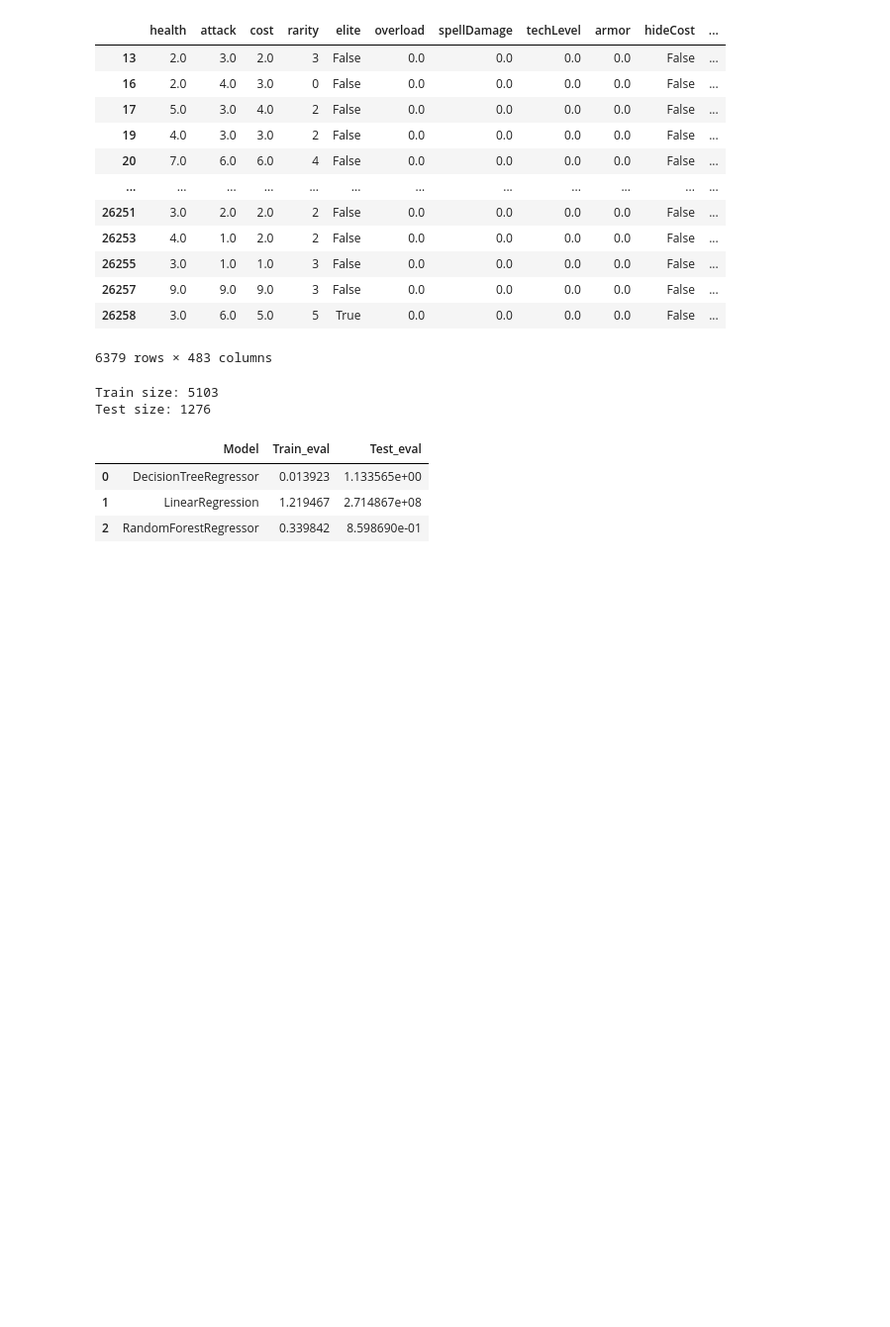
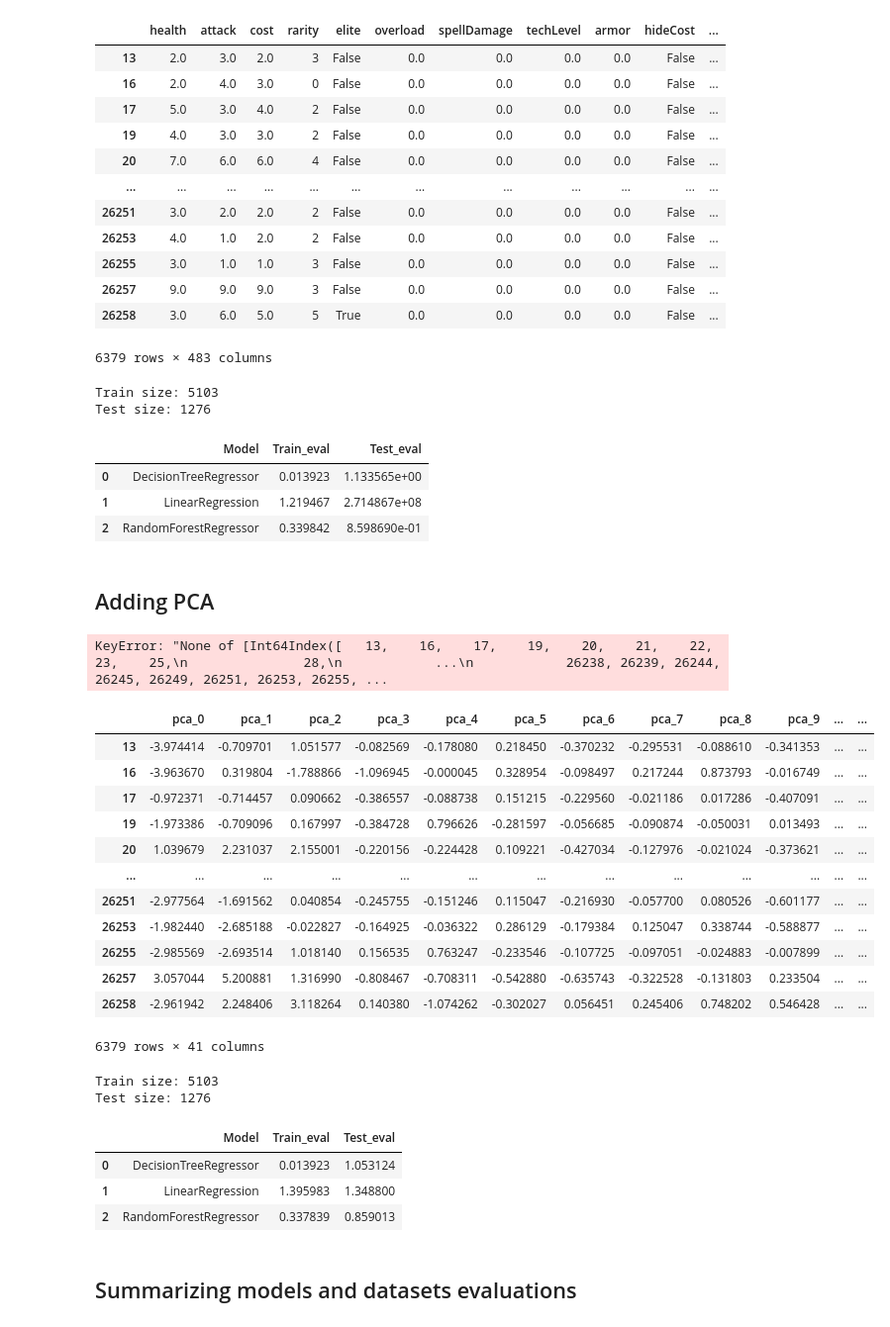
Before and after one commit to AmevinLS/CardsPredictions, a Jupyter notebook: exploration.ipynb, the cells around one changed output. Shown at 99% size. Saved outputs shown, nothing was run; the diff lists cells and outputs as text; code cells hidden in the pictures; blank space fills up the shorter version.

```diff
--- a/exploration.ipynb
+++ b/exploration.ipynb
@@ -288,3 +293,5 @@ evaluate_models(models, train_df, test_df, features, target, mean_absolute_error
 | 0 | DecisionTreeRegressor | 0.013923 | 1.133565e+00 |
 | 1 | LinearRegression | 1.219467 | 2.714867e+08 |
 | 2 | RandomForestRegressor | 0.339842 | 8.598690e-01 |
+# %% [markdown]
+## Adding PCA
@@ -290,0 +300,43 @@ evaluate_models(models, train_df, test_df, features, target, mean_absolute_error
+# %%
+N_COMPONENTS = 40
+pca = PCA(n_components=N_COMPONENTS)
+pca_data = pca.fit_transform(all_df[features])
+# %% [output]
+KeyError: "None of [Int64Index([   13,    16,    17,    19,    20,    21,    22,    23,    25,\n               28,\n            ...\n            26238, 26239, 26244, 26245, 26249, 26251, 26253, 26255, ...
+# %%
+pca_df = pd.DataFrame(pca_data, columns=[f"pca_{i}" for i in range(N_COMPONENTS)], index=all_df.index)
+pca_df[target] = all_df[target]
+pca_df
+# %% [output]
+|  | pca_0 | pca_1 | pca_2 | pca_3 | pca_4 | pca_5 | pca_6 | pca_7 | pca_8 | pca_9 | ... | ... |
+| 13 | -3.974414 | -0.709701 | 1.051577 | -0.082569 | -0.178080 | 0.218450 | -0.370232 | -0.295531 | -0.088610 | -0.341353 | ... | ... |
+| 16 | -3.963670 | 0.319804 | -1.788866 | -1.096945 | -0.000045 | 0.328954 | -0.098497 | 0.217244 | 0.873793 | -0.016749 | ... | ... |
+| 17 | -0.972371 | -0.714457 | 0.090662 | -0.386557 | -0.088738 | 0.151215 | -0.229560 | -0.021186 | 0.017286 | -0.407091 | ... | ... |
+| 19 | -1.973386 | -0.709096 | 0.167997 | -0.384728 | 0.796626 | -0.281597 | -0.056685 | -0.090874 | -0.050031 | 0.013493 | ... | ... |
+| 20 | 1.039679 | 2.231037 | 2.155001 | -0.220156 | -0.224428 | 0.109221 | -0.427034 | -0.127976 | -0.021024 | -0.373621 | ... | ... |
+| ... | ... | ... | ... | ... | ... | ... | ... | ... | ... | ... | ... | ... |
+| 26251 | -2.977564 | -1.691562 | 0.040854 | -0.245755 | -0.151246 | 0.115047 | -0.216930 | -0.057700 | 0.080526 | -0.601177 | ... | ... |
+| 26253 | -1.982440 | -2.685188 | -0.022827 | -0.164925 | -0.036322 | 0.286129 | -0.179384 | 0.125047 | 0.338744 | -0.588877 | ... | ... |
+| 26255 | -2.985569 | -2.693514 | 1.018140 | 0.156535 | 0.763247 | -0.233546 | -0.107725 | -0.097051 | -0.024883 | -0.007899 | ... | ... |
+| 26257 | 3.057044 | 5.200881 | 1.316990 | -0.808467 | -0.708311 | -0.542880 | -0.635743 | -0.322528 | -0.131803 | 0.233504 | ... | ... |
+| 26258 | -2.961942 | 2.248406 | 3.118264 | 0.140380 | -1.074262 | -0.302027 | 0.056451 | 0.245406 | 0.748202 | 0.546428 | ... | ... |
+6379 rows × 41 columns
+# %%
+target = "cost"
+features = pca_df.columns.drop(target)
+
+train_df, test_df = split_dataset(pca_df, test_size=0.2, shuffle=True, seed=SEED)
+print(f"Train size: {len(train_df)}")
+print(f"Test size: {len(test_df)}")
+# %% [output]
+Train size: 5103
+Test size: 1276
+# %%
+evaluate_models(models, train_df, test_df, features, target, mean_absolute_error)
+# %% [output]
+|  | Model | Train_eval | Test_eval |
+| 0 | DecisionTreeRegressor | 0.013923 | 1.053124 |
+| 1 | LinearRegression | 1.395983 | 1.348800 |
+| 2 | RandomForestRegressor | 0.337839 | 0.859013 |
+# %% [markdown]
+## Summarizing models and datasets evaluations
```
Also changed, not shown: parts of 9 cells of this notebook.
